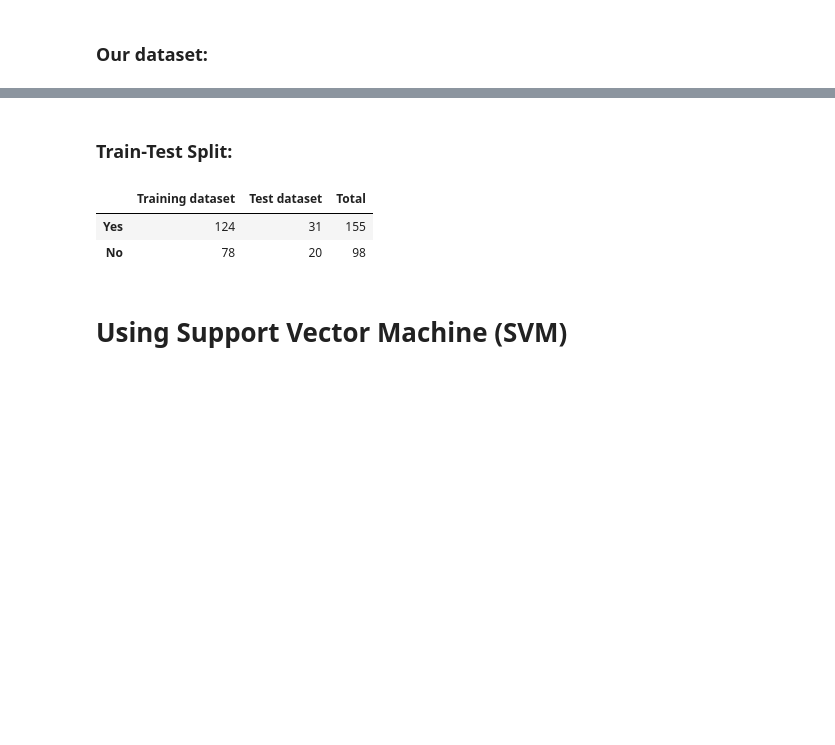
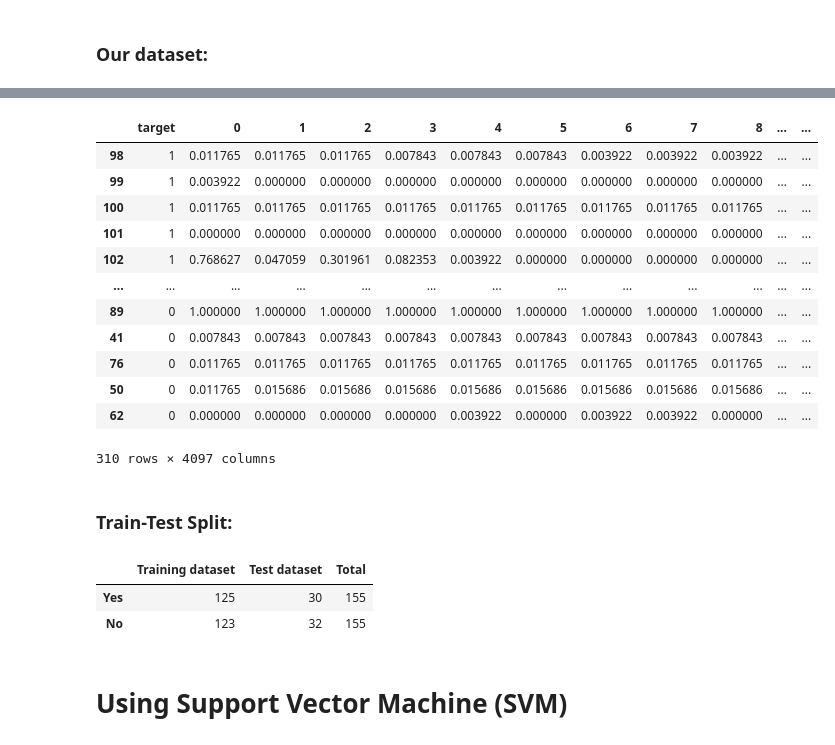
Before and after one commit to NoaAizer/Brain-Tumor-MRI-Classification, a Jupyter notebook: Final_Project_Brain_Tumor_Classifier.ipynb, the cells around one changed output, grey strips where cells are left out. Drawn from its saved outputs; the diff is of its cells as text; code cells hidden in the pictures; blank space fills up the shorter version.

```diff
--- a/Final_Project_Brain_Tumor_Classifier.ipynb
+++ b/Final_Project_Brain_Tumor_Classifier.ipynb
@@ -240,8 +258,24 @@ df
+# %%
+df_upsampled
+# %% [output]
+|  | target | 0 | 1 | 2 | 3 | 4 | 5 | 6 | 7 | 8 | ... | ... |
+| 98 | 1 | 0.011765 | 0.011765 | 0.011765 | 0.007843 | 0.007843 | 0.007843 | 0.003922 | 0.003922 | 0.003922 | ... | ... |
+| 99 | 1 | 0.003922 | 0.000000 | 0.000000 | 0.000000 | 0.000000 | 0.000000 | 0.000000 | 0.000000 | 0.000000 | ... | ... |
+| 100 | 1 | 0.011765 | 0.011765 | 0.011765 | 0.011765 | 0.011765 | 0.011765 | 0.011765 | 0.011765 | 0.011765 | ... | ... |
+| 101 | 1 | 0.000000 | 0.000000 | 0.000000 | 0.000000 | 0.000000 | 0.000000 | 0.000000 | 0.000000 | 0.000000 | ... | ... |
+| 102 | 1 | 0.768627 | 0.047059 | 0.301961 | 0.082353 | 0.003922 | 0.000000 | 0.000000 | 0.000000 | 0.000000 | ... | ... |
+| ... | ... | ... | ... | ... | ... | ... | ... | ... | ... | ... | ... | ... |
+| 89 | 0 | 1.000000 | 1.000000 | 1.000000 | 1.000000 | 1.000000 | 1.000000 | 1.000000 | 1.000000 | 1.000000 | ... | ... |
+| 41 | 0 | 0.007843 | 0.007843 | 0.007843 | 0.007843 | 0.007843 | 0.007843 | 0.007843 | 0.007843 | 0.007843 | ... | ... |
+| 76 | 0 | 0.011765 | 0.011765 | 0.011765 | 0.011765 | 0.011765 | 0.011765 | 0.011765 | 0.011765 | 0.011765 | ... | ... |
+| 50 | 0 | 0.011765 | 0.015686 | 0.015686 | 0.015686 | 0.015686 | 0.015686 | 0.015686 | 0.015686 | 0.015686 | ... | ... |
+| 62 | 0 | 0.000000 | 0.000000 | 0.000000 | 0.000000 | 0.003922 | 0.000000 | 0.003922 | 0.003922 | 0.000000 | ... | ... |
+310 rows × 4097 columns
 # %% [markdown]
 ### Train-Test Split:
 # %%
 # separate data
-X_train,X_test,y_train,y_test=train_test_split(X,Y,test_size=0.20,random_state=rs, shuffle=True)
+X_train,X_test,y_train,y_test=train_test_split(df_upsampled.drop(['target'], axis=1), df_upsampled.target,test_size=0.20,random_state=rs, shuffle=True)
 
 freqs = pd.DataFrame({"Training dataset": [(y_train == 1).sum(),(y_train == 0).sum()],
                       "Test dataset": [(y_test == 1).sum(),(y_test == 0).sum()],
@@ -250,8 +284,8 @@ freqs = pd.DataFrame({"Training dataset": [(y_train == 1).sum(),(y_train == 0).s
 freqs[["Training dataset", "Test dataset", "Total"]]
 # %% [output]
 |  | Training dataset | Test dataset | Total |
-| Yes | 124 | 31 | 155 |
-| No | 78 | 20 | 98 |
+| Yes | 125 | 30 | 155 |
+| No | 123 | 32 | 155 |
 # %%
 def statistics(confusion):
     TP = confusion[1, 1]
```
Also changed, not shown: parts of 19 cells of this notebook.
